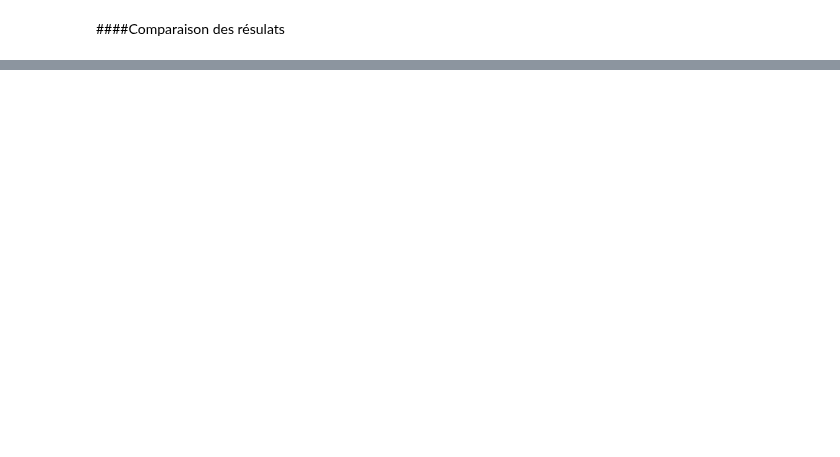
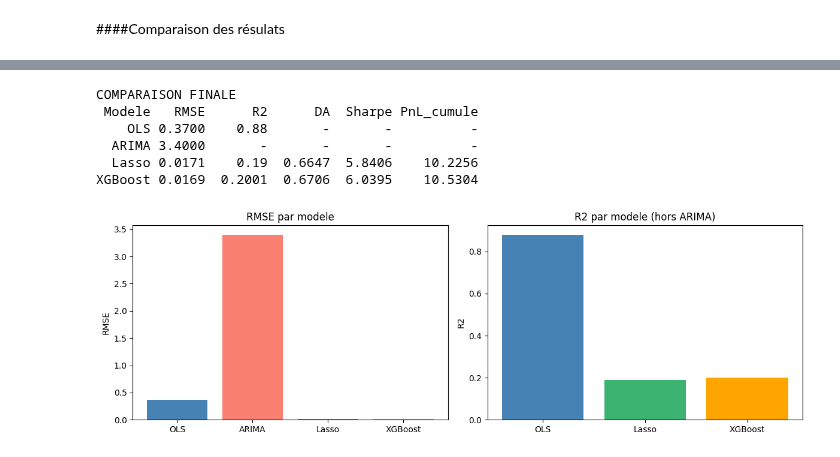
Before and after one commit to JibeyJB/Projet-DATA, a Jupyter notebook: Projet_DATA.ipynb, the cells around one changed output, grey strips where cells are left out. Saved outputs shown, nothing was run; the diff lists cells and outputs as text; code cells hidden in the pictures; blank space fills up the shorter version.

```diff
--- a/Projet_DATA.ipynb
+++ b/Projet_DATA.ipynb
@@ -1042,0 +1288,54 @@ Notre dataset étant de moins de 100k lignes, nous allons nous pencher en premie
+# %%
+# ============================================================
+# ÉTAPE 5 : COMPARAISON FINALE
+# ============================================================
+
+# DA globales
+da_lasso = (np.sign(df_lasso_preds["y_pred"]) == np.sign(df_lasso_preds["y_true"])).mean()
+da_xgb = (np.sign(df_xgb_preds["y_pred"]) == np.sign(df_xgb_preds["y_true"])).mean()
+
+# RMSE / R2 moyens
+rmse_lasso = df_lasso_res["RMSE"].mean()
+r2_lasso = df_lasso_res["R2"].mean()
+rmse_xgb = df_xgb_res["RMSE"].mean()
+r2_xgb = df_xgb_res["R2"].mean()
+
+# Tableau recap
+comparison = pd.DataFrame([
+    {"Modele": "OLS",     "RMSE": 0.37,       "R2": 0.88,     "DA": "-",              "Sharpe": "-",                    "PnL_cumule": "-"},
+    {"Modele": "ARIMA",   "RMSE": 3.4,        "R2": "-",      "DA": "-",              "Sharpe": "-",                    "PnL_cumule": "-"},
+    {"Modele": "Lasso",   "RMSE": round(rmse_lasso, 4), "R2": round(r2_lasso, 4), "DA": round(da_lasso, 4), "Sharpe": sharpe_results["Lasso"],  "PnL_cumule": pnl_total_results["Lasso"]},
+    {"Modele": "XGBoost", "RMSE": round(rmse_xgb, 4),   "R2": round(r2_xgb, 4),   "DA": round(da_xgb, 4),   "Sharpe": sharpe_results["XGBoost"], "PnL_cumule": pnl_total_results["XGBoost"]},
+])
+
+print("COMPARAISON FINALE")
+print(comparison.to_string(index=False))
+
+# Bar charts
+fig, axes = plt.subplots(1, 2, figsize=(12, 4))
+
+# RMSE
+models_num = ["OLS", "ARIMA", "Lasso", "XGBoost"]
+rmse_vals = [0.37, 3.4, rmse_lasso, rmse_xgb]
+axes[0].bar(models_num, rmse_vals, color=["steelblue", "salmon", "mediumseagreen", "orange"])
+axes[0].set_title("RMSE par modele")
+axes[0].set_ylabel("RMSE")
+
+# R2
+r2_vals = [0.88, None, r2_lasso, r2_xgb]
+r2_labels = ["OLS", "Lasso", "XGBoost"]
+r2_plot = [0.88, r2_lasso, r2_xgb]
+axes[1].bar(r2_labels, r2_plot, color=["steelblue", "mediumseagreen", "orange"])
+axes[1].set_title("R2 par modele (hors ARIMA)")
+axes[1].set_ylabel("R2")
+
+plt.tight_layout()
+plt.show()
+# %% [output]
+COMPARAISON FINALE
+ Modele   RMSE      R2      DA  Sharpe PnL_cumule
+    OLS 0.3700    0.88       -       -          -
+  ARIMA 3.4000       -       -       -          -
+  Lasso 0.0171    0.19  0.6647  5.8406    10.2256
+XGBoost 0.0169  0.2001  0.6706  6.0395    10.5304
+[figure, added]
```
Also changed, not shown: parts of 10 cells of this notebook.
